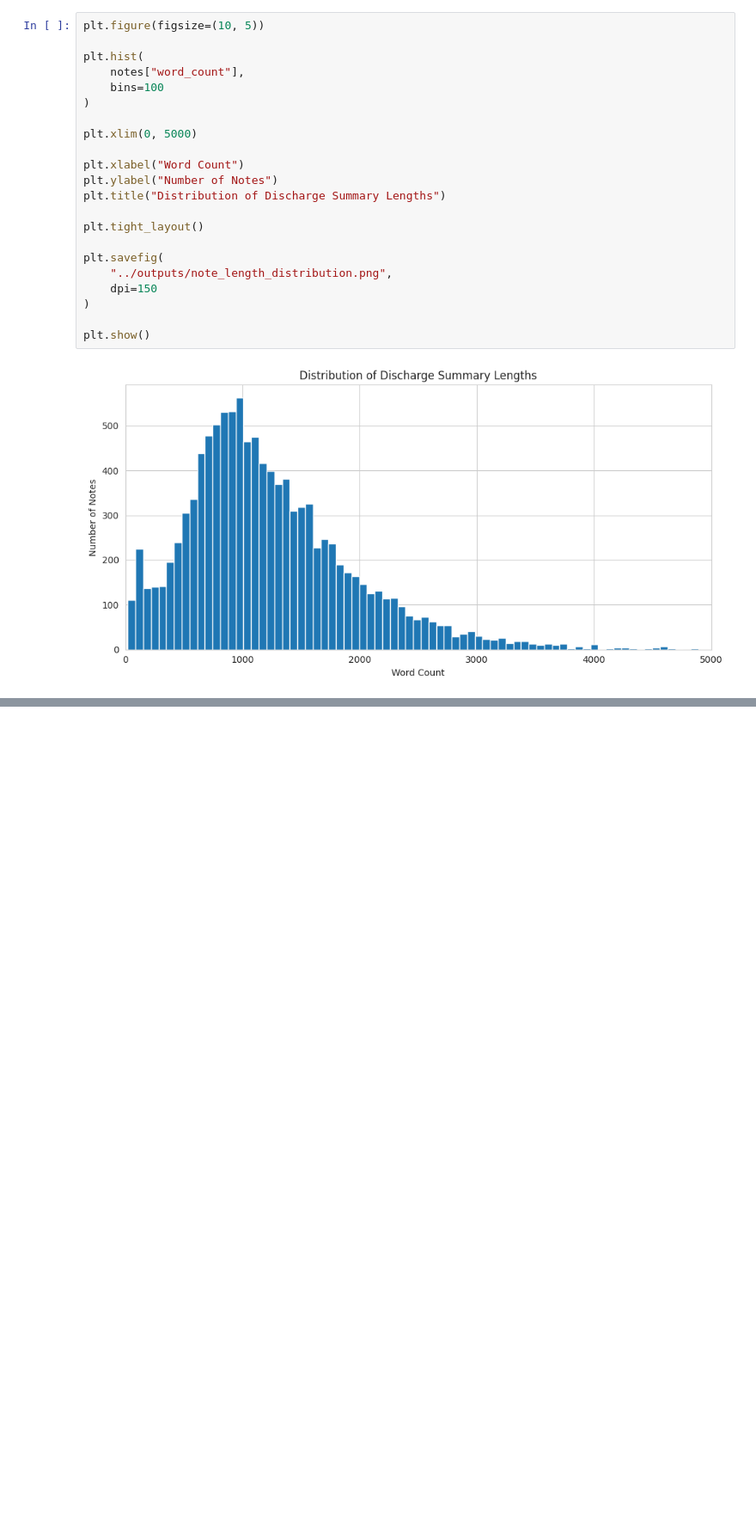
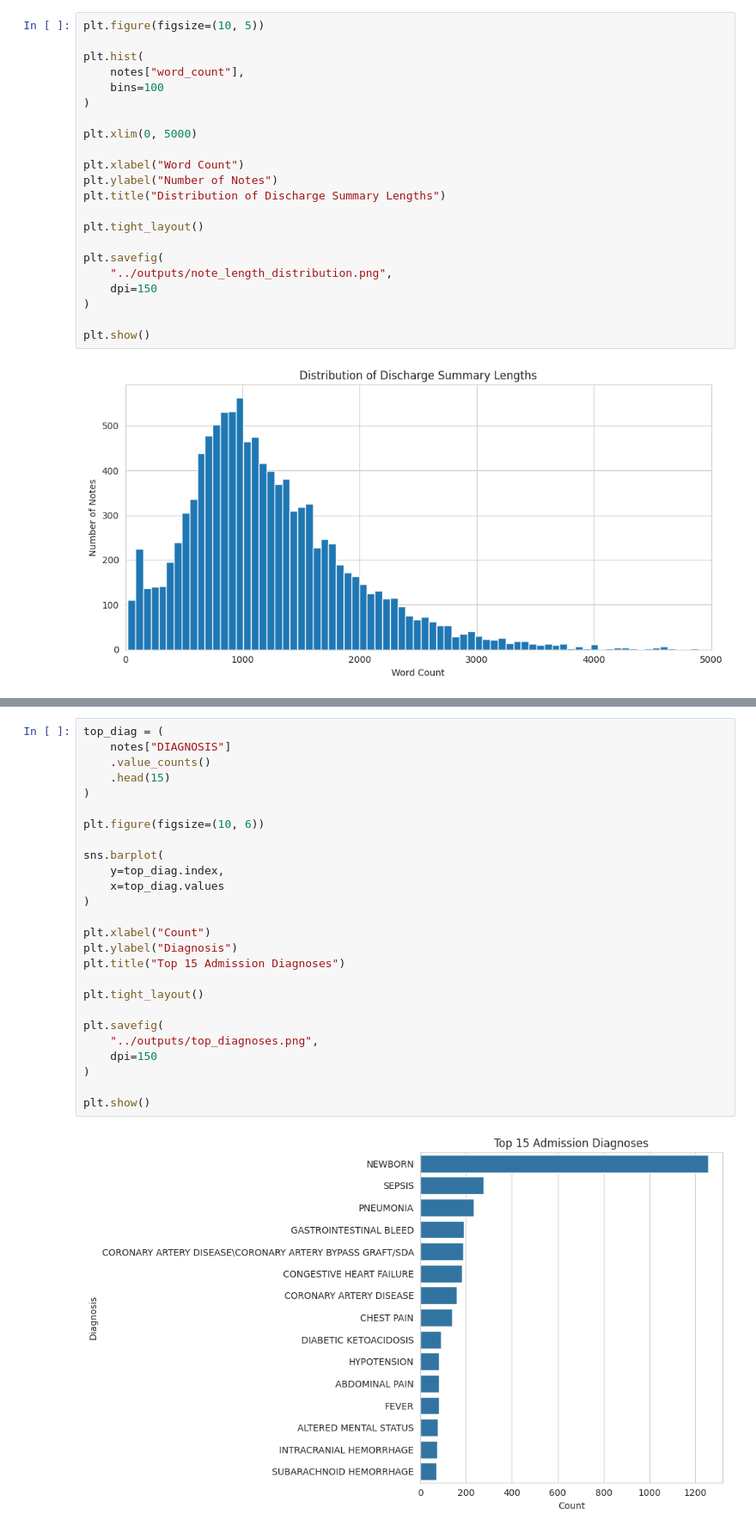
Before and after one commit to vdk0987/medical_document_clustering, a Jupyter notebook: notebooks/eda.ipynb, the cells around one changed output, grey strips where cells are left out. Shown at 86% size. Drawn from its saved outputs; the diff is of its cells as text; blank space fills up the shorter version.

```diff
--- a/notebooks/eda.ipynb
+++ b/notebooks/eda.ipynb
@@ -237,0 +275,28 @@ plt.show()
+# %%
+top_diag = (
+    notes["DIAGNOSIS"]
+    .value_counts()
+    .head(15)
+)
+
+plt.figure(figsize=(10, 6))
+
+sns.barplot(
+    y=top_diag.index,
+    x=top_diag.values
+)
+
+plt.xlabel("Count")
+plt.ylabel("Diagnosis")
+plt.title("Top 15 Admission Diagnoses")
+
+plt.tight_layout()
+
+plt.savefig(
+    "../outputs/top_diagnoses.png",
+    dpi=150
+)
+
+plt.show()
+# %% [output]
+[figure, added]
```
Also changed, not shown: parts of 7 cells of this notebook, 1 other file.
